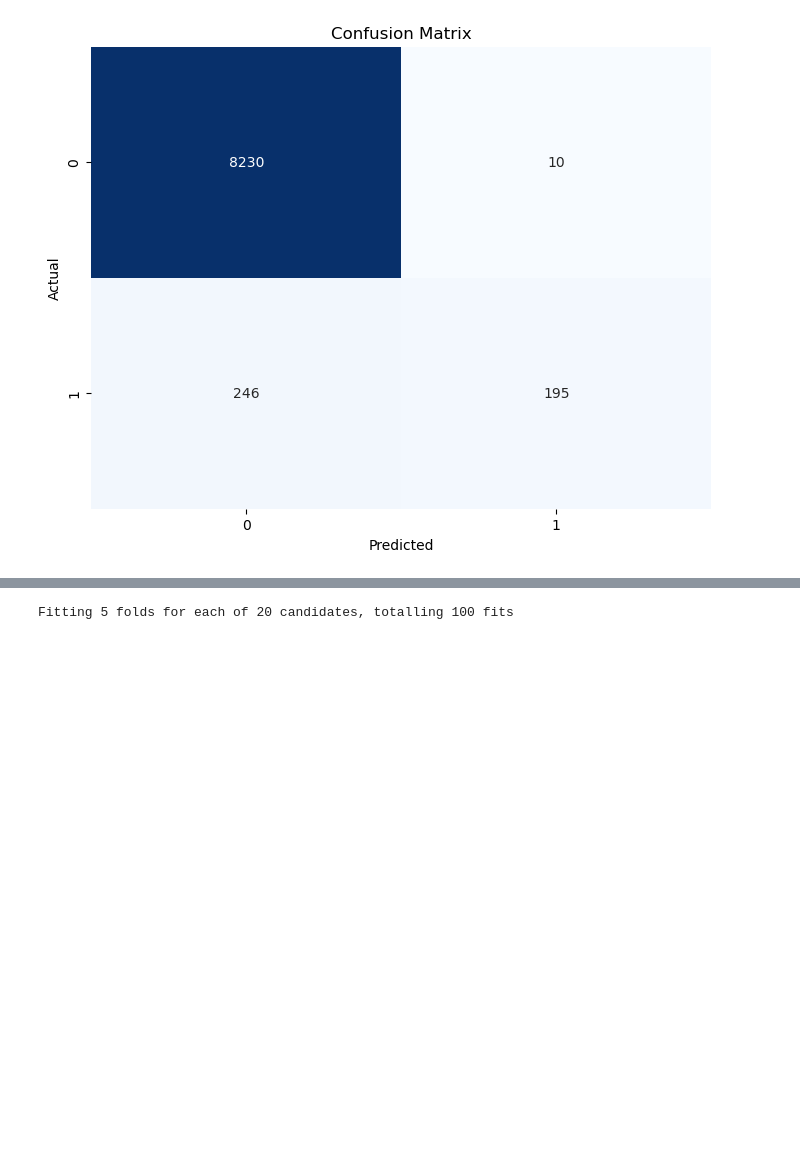
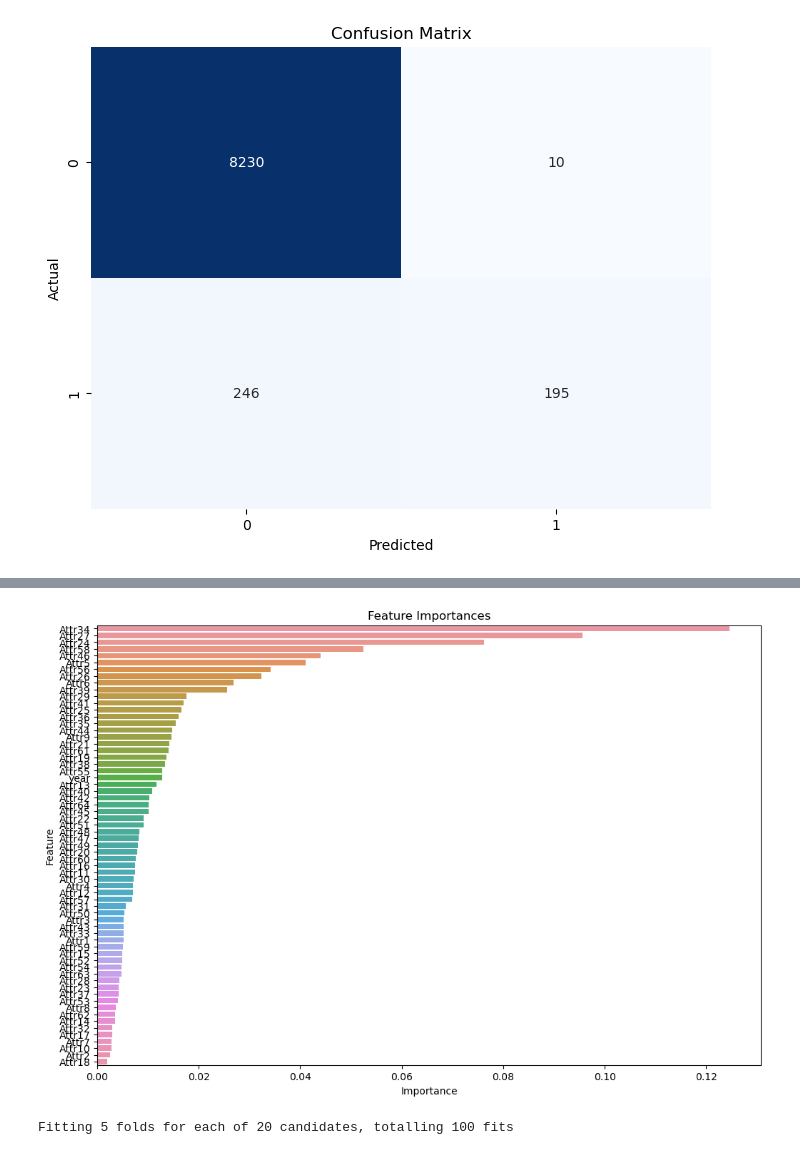
Before and after one commit to taddbackus/qtw, a Jupyter notebook: CaseStudy4/caseStudy4 v2.ipynb, the cells around one changed output, grey strips where cells are left out. Drawn from its saved outputs; the diff is of its cells as text; code cells hidden in the pictures; blank space fills up the shorter version.

Commit message:
Add feature importance

```diff
--- a/CaseStudy4/caseStudy4 v2.ipynb
+++ b/CaseStudy4/caseStudy4 v2.ipynb
@@ -205,3 +205,13 @@ plt.title('Confusion Matrix')
 plt.show()
 # %% [output]
 [figure]
+# %%
+rf_importances = best_rf_classifier.feature_importances_
+
+rf_feature_names = X.columns
+
+rf_feature_importance_df = pd.DataFrame({'Feature': rf_feature_names, 'Importance': rf_importances})
+
+sorted_rf_feature_importance = rf_feature_importance_df.sort_values(by='Importance', ascending=False)
+
+sorted_rf_feature_importance
@@ -208,3 +232,13 @@ plt.show()
+# %%
+plt.figure(figsize = (12, 8))
+sns.barplot(x = 'Importance',
+            y = 'Feature',
+            data = sorted_rf_feature_importance)
+
+plt.title('Feature Importances')
+plt.show()
+# %% [output]
+[figure, added]
 # %%
 # https://jayant017.medium.com/hyperparameter-tuning-in-xgboost-using-randomizedsearchcv-88fcb5b58a73
 # ideas for which parameters to test came from above
```
Also changed, not shown: parts of 4 cells of this notebook.
